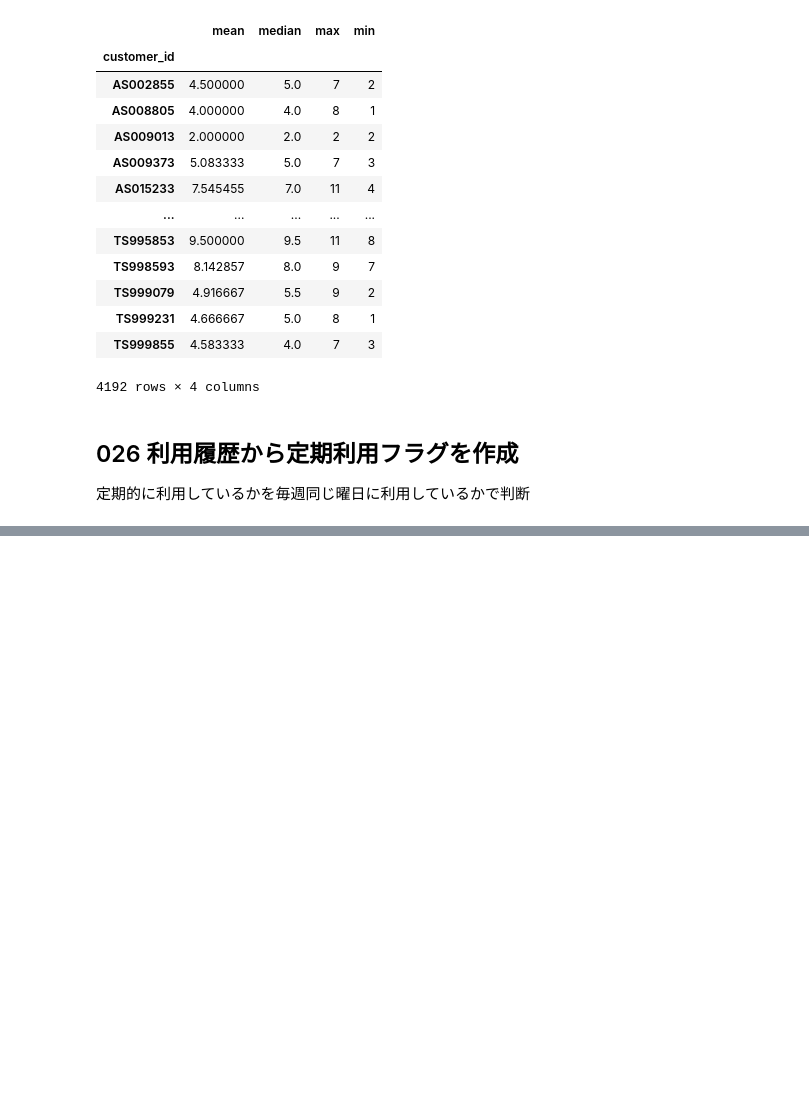
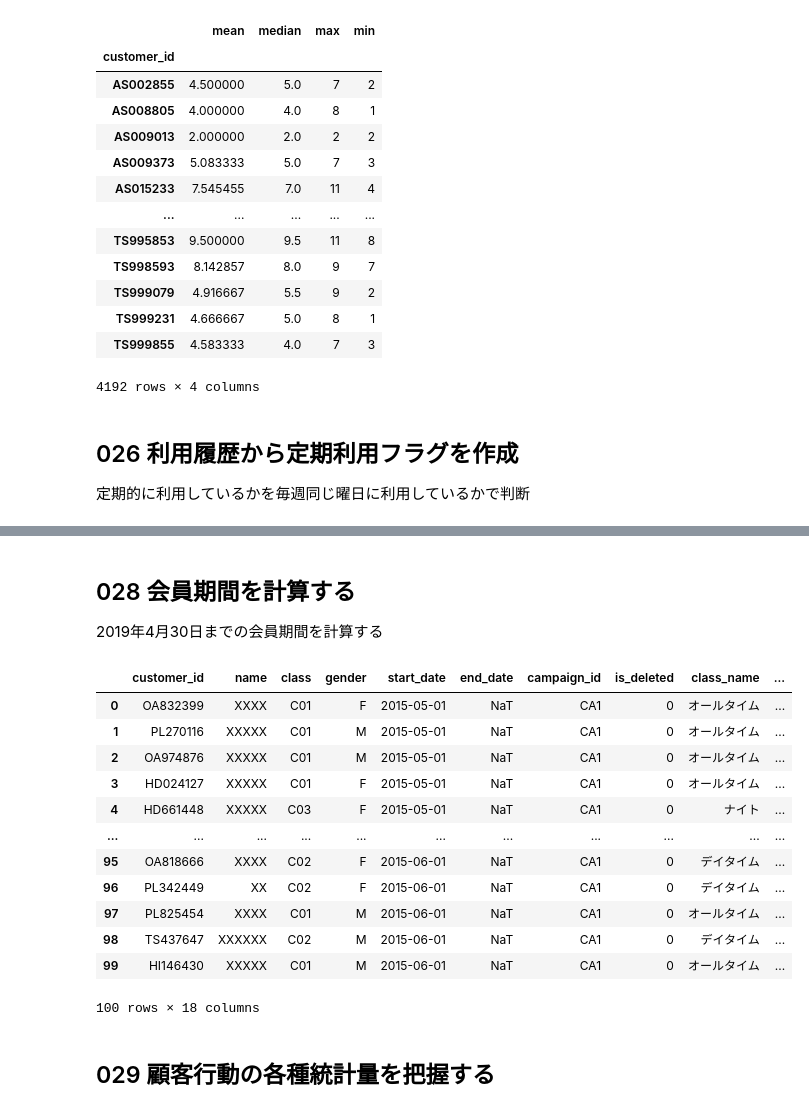
Before and after one commit to kanameg/100knocks, a Jupyter notebook: python/src/100knoks-03.ipynb, the cells around one changed output, grey strips where cells are left out. Cells and saved outputs as stored; diff of their text form; code cells hidden in the pictures; blank space fills up the shorter version.

```diff
--- a/python/src/100knoks-03.ipynb
+++ b/python/src/100knoks-03.ipynb
@@ -249,0 +289,30 @@ uselog_weekday = uselog.groupby(['customer_id', '年月', 'weekday'], as_index=F
+# %% [markdown]
+## 028 会員期間を計算する
+
+2019年4月30日までの会員期間を計算する
+# %%
+from dateutil.relativedelta import relativedelta
+customer['calc_date'] = customer['end_date']
+customer['calc_date'] = customer['calc_date'].fillna(pd.to_datetime('20190430'))
+customer['membership_period'] = 0
+#customer['membership_period'] = relativedelta(customer['calc_date'] - customer['start_date'])
+for i in range(len(customer)):
+    delta = relativedelta(customer['calc_date'].iloc[i], customer['start_date'].iloc[i])
+    customer.loc[i, 'membership_period'] = delta.years*12 + delta.months
+customer.head(100)
+# %% [output]
+|  | customer_id | name | class | gender | start_date | end_date | campaign_id | is_deleted | class_name | ... |
+| 0 | OA832399 | XXXX | C01 | F | 2015-05-01 | NaT | CA1 | 0 | オールタイム | ... |
+| 1 | PL270116 | XXXXX | C01 | M | 2015-05-01 | NaT | CA1 | 0 | オールタイム | ... |
+| 2 | OA974876 | XXXXX | C01 | M | 2015-05-01 | NaT | CA1 | 0 | オールタイム | ... |
+| 3 | HD024127 | XXXXX | C01 | F | 2015-05-01 | NaT | CA1 | 0 | オールタイム | ... |
+| 4 | HD661448 | XXXXX | C03 | F | 2015-05-01 | NaT | CA1 | 0 | ナイト | ... |
+| ... | ... | ... | ... | ... | ... | ... | ... | ... | ... | ... |
+| 95 | OA818666 | XXXX | C02 | F | 2015-06-01 | NaT | CA1 | 0 | デイタイム | ... |
+| 96 | PL342449 | XX | C02 | F | 2015-06-01 | NaT | CA1 | 0 | デイタイム | ... |
+| 97 | PL825454 | XXXX | C01 | M | 2015-06-01 | NaT | CA1 | 0 | オールタイム | ... |
+| 98 | TS437647 | XXXXXX | C02 | M | 2015-06-01 | NaT | CA1 | 0 | デイタイム | ... |
+| 99 | HI146430 | XXXXX | C01 | M | 2015-06-01 | NaT | CA1 | 0 | オールタイム | ... |
+100 rows × 18 columns
+# %% [markdown]
+## 029 顧客行動の各種統計量を把握する
```
Also changed, not shown: parts of 13 cells of this notebook, 1 other file.
